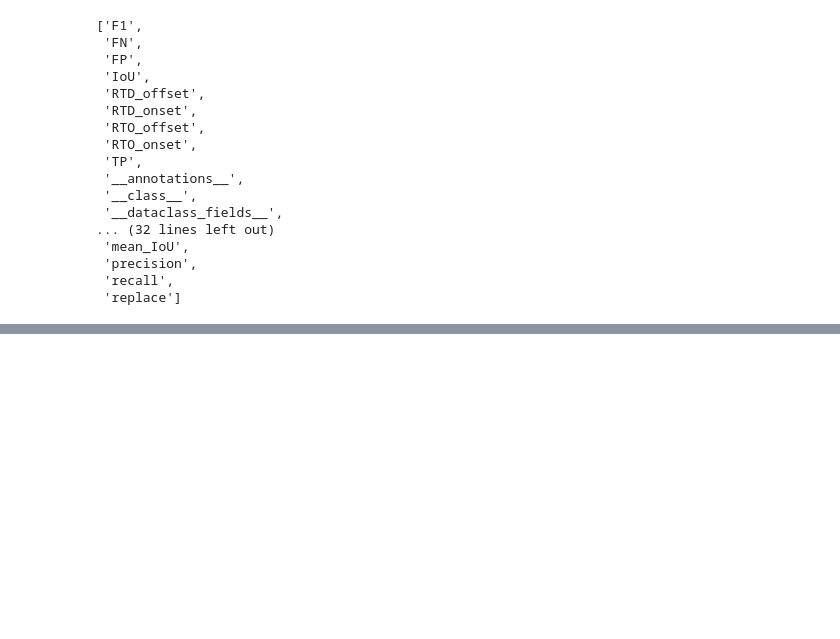
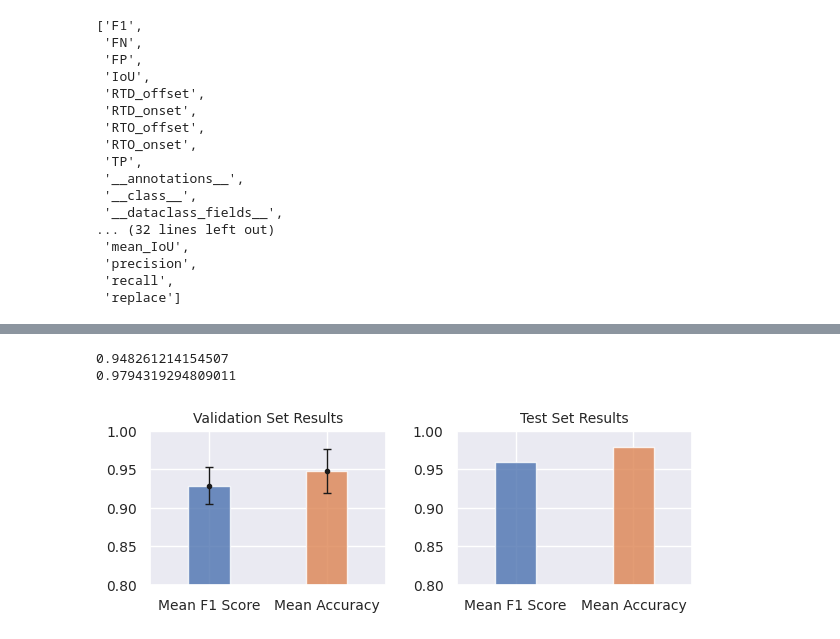
Before and after one commit to tpfffr/neon_blink_detection, a Jupyter notebook: notebooks/compare_xgb_vs_cnn.ipynb, the cells around one changed output, grey strips where cells are left out. Drawn from its saved outputs; the diff is of its cells as text; code cells hidden in the pictures; blank space fills up the shorter version.

```diff
--- a/notebooks/compare_xgb_vs_cnn.ipynb
+++ b/notebooks/compare_xgb_vs_cnn.ipynb
@@ -210,0 +222,78 @@ ValueError: Feature shape mismatch, expected: 160, got 4000
+# %%
+acc_val = []
+recall_val = []
+
+acc_test = []
+f1_test = []
+
+for ival in range(1, 6):
+
+    recall_val.append(xgb_results.metrics_pp_val.scores_list[ival].recall)
+    TP = xgb_results.metrics_pp_val.scores_list[ival].TP
+    FP = xgb_results.metrics_pp_val.scores_list[ival].FP
+
+recall_test = xgb_results.metrics_pp_test.scores_list[0].recall
+# %%
+print(np.mean(recall_val))
+print(recall_test)
+# %% [output]
+0.948261214154507
+0.9794319294809011
+# %%
+import matplotlib.pyplot as plt
+import numpy as np
+import seaborn as sns
+
+# Set style and color palette
+sns.set()
+
+# create plot with two subplots side by side
+fig, (ax1, ax2) = plt.subplots(1, 2, figsize=(7, 2))
+
+index = np.arange(2)
+bar_width = 0.35
+opacity = 0.8
+
+# Validation set results
+rects1 = ax1.bar(index, [np.mean(f1_val), np.mean(acc_val)], bar_width,
+                alpha=opacity,
+                color=sns.color_palette()[:2],
+                label='F1 Score')
+
+# Add error bars for validation set
+ax1.errorbar(index, [np.mean(f1_val), np.mean(acc_val)], yerr=[np.std(f1_val), np.std(acc_val)], fmt='.', color='k', ecolor='k', elinewidth=1, capsize=3)
+
+ax1.set_ylim(0.8, 1)
+ax1.set_xlim(-0.5, 1.5)
+
+# Test set results
+rects2 = ax2.bar(index, [f1_test, acc_test], bar_width,
+                alpha=opacity,
+                color=sns.color_palette()[0:2],
+                label='F1 Score')
+
+# Add error bars for test set
+# ax2.errorbar(index, [np.mean(f1_test), np.mean(acc_test)], yerr=[np.std(f1_test), np.std(acc_test)], fmt='o', color='k', ecolor='k', elinewidth=2, capsize=5)
+
+ax2.set_ylim(0.8, 1)
+ax2.set_xlim(-0.5, 1.5)
+
+# Set title, labels, and ticks for validation set
+ax1.set_title('Validation Set Results', fontsize=10)
+ax1.set_xticks(index)
+ax1.set_xticklabels(('Mean F1 Score', 'Mean Accuracy'), fontsize=10)
+ax1.tick_params(axis='y', labelsize=10)
+
+# Set title, labels, and ticks for test set
+ax2.set_title('Test Set Results', fontsize=10)
+ax2.set_xticks(index)
+ax2.set_xticklabels(('Mean F1 Score', 'Mean Accuracy'), fontsize=10)
+ax2.tick_params(axis='y', labelsize=10)
+
+# Adjust space between subplots
+plt.subplots_adjust(wspace=0.3)
+
+# Show the plot
+plt.show()
+# %% [output]
+[figure, added]
```
Also changed, not shown: parts of 8 cells of this notebook, 5 other files.
